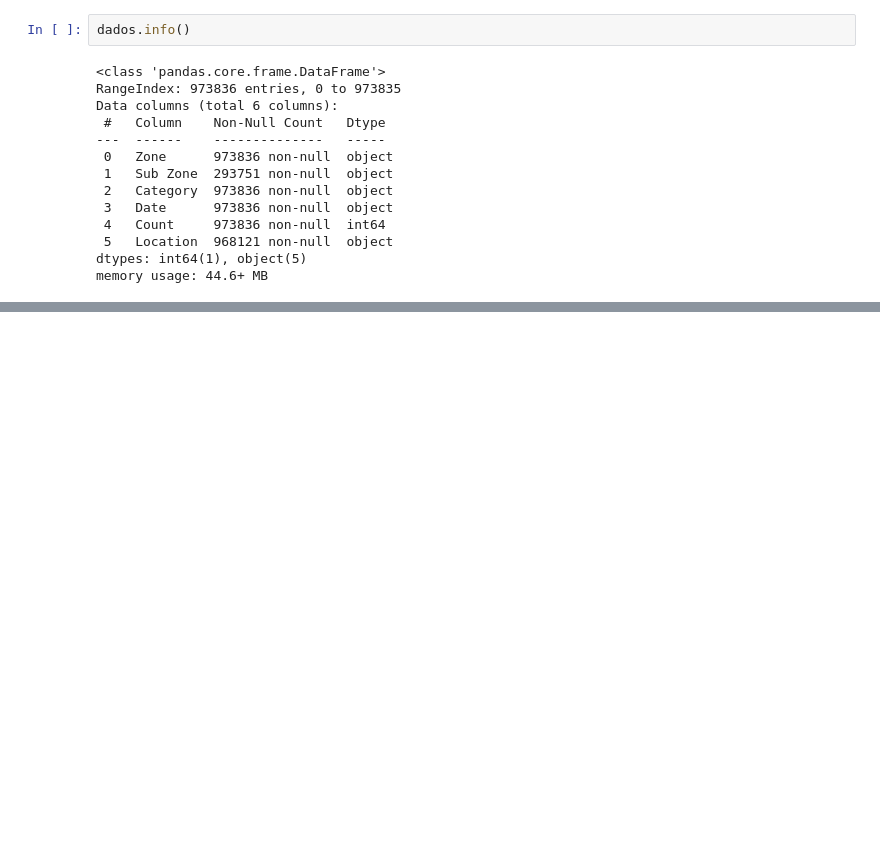
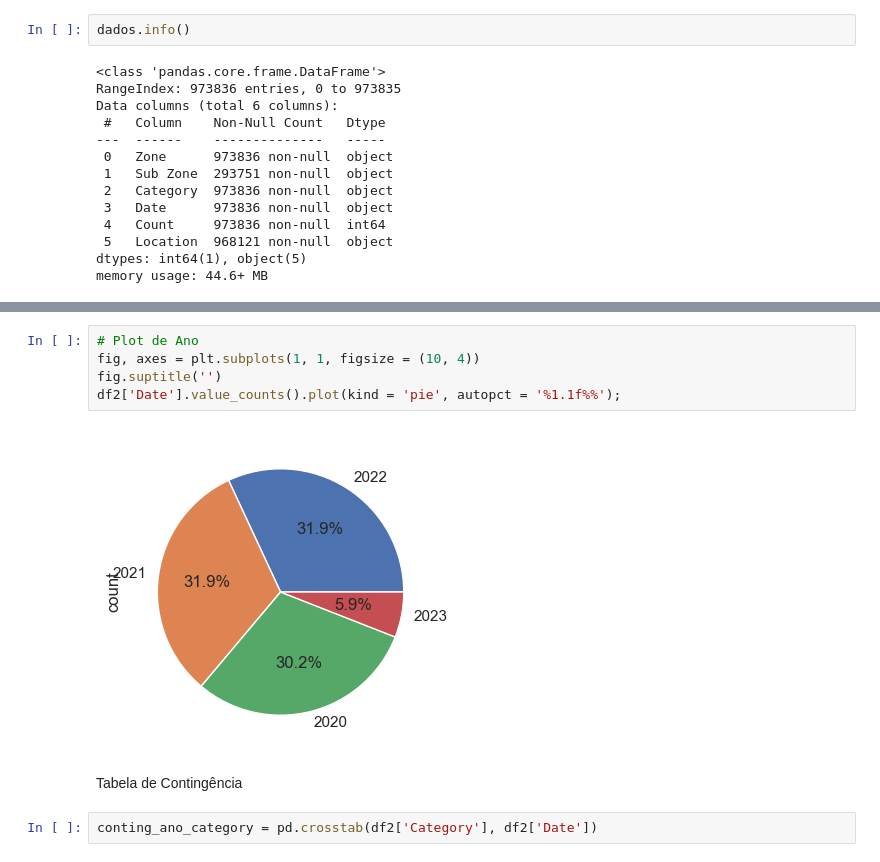
Before and after one commit to jaquelinesfernandes/covid_19_pandemic_worldwide, a Jupyter notebook: projeto/analises_covid_19.ipynb, the cells around one changed output, grey strips where cells are left out. Drawn from its saved outputs; the diff is of its cells as text; blank space fills up the shorter version.

```diff
--- a/projeto/analises_covid_19.ipynb
+++ b/projeto/analises_covid_19.ipynb
@@ -56,0 +250,11 @@ memory usage: 44.6+ MB
+# %%
+# Plot de Ano
+fig, axes = plt.subplots(1, 1, figsize = (10, 4))
+fig.suptitle('')
+df2['Date'].value_counts().plot(kind = 'pie', autopct = '%1.1f%%');
+# %% [output]
+[figure, added]
+# %% [markdown]
+Tabela de Contingência
+# %%
+conting_ano_category = pd.crosstab(df2['Category'], df2['Date'])
```
Also changed, not shown: parts of 51 cells of this notebook.
